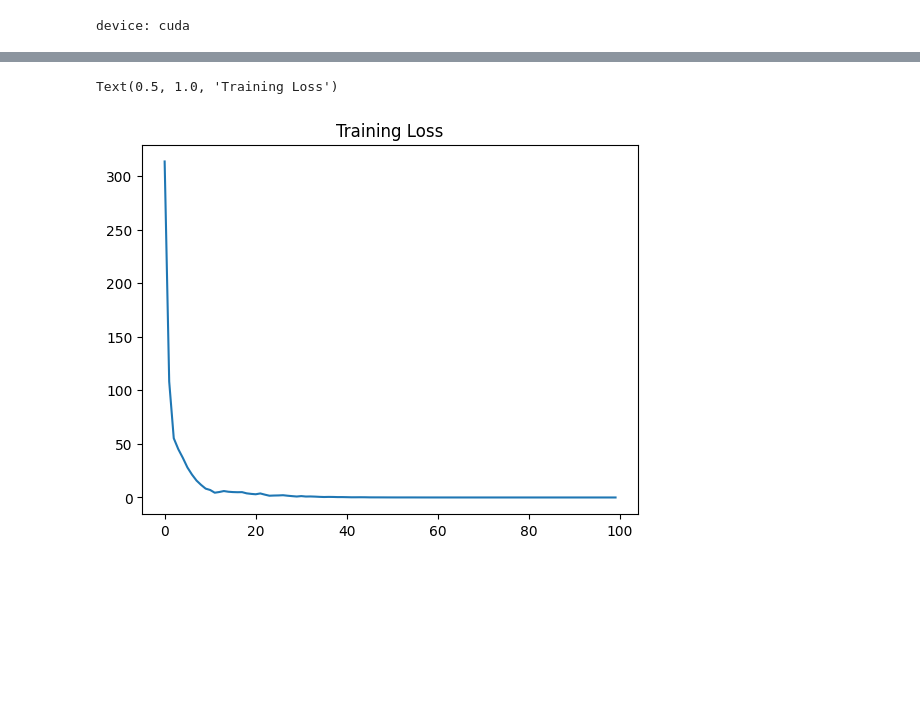
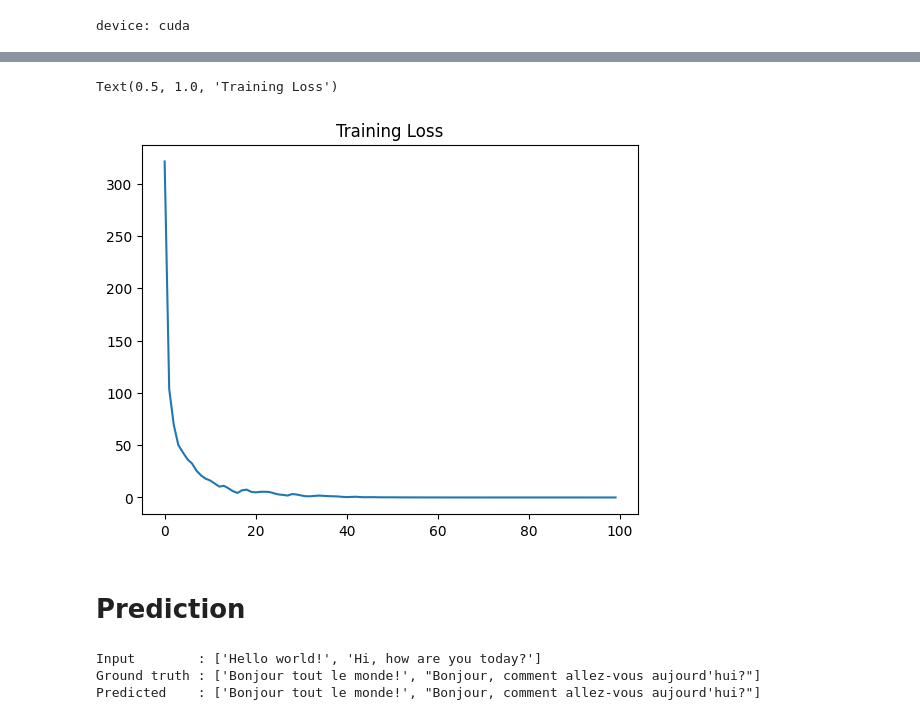
Before and after one commit to AlexandreBrown/Transformer, a Jupyter notebook: step_by_step_transformer.ipynb, the cells around one changed output, grey strips where cells are left out. Cells and saved outputs as stored; diff of their text form; code cells hidden in the pictures; blank space fills up the shorter version.

Commit message:
Added predict function to transformer

```diff
--- a/transformer_exploration.ipynb
+++ b/step_by_step_transformer.ipynb
@@ -481,14 +487,20 @@ decoder layer output shape: torch.Size([2, 16, 512])
 <img src="img/decoder_layers.png" height="500px"/>
 # %%
 class TransformerDecoder(nn.Module):
-    def __init__(self, num_layers: int, d_model: int, num_heads: int, output_projection_weight: nn.Parameter, device: torch.device):
+    def __init__(self, num_layers: int, d_model: int, num_heads: int, output_projection_weight: nn.Parameter, d_ff: int, device: torch.device):
         super().__init__()
-        self.layers = nn.ModuleList([TransformerDecoderLayer(d_model=d_model, num_heads=num_heads, device=device) for _ in range(num_layers)])
+        self.num_heads = num_heads
+        self.device = device
+        self.layers = nn.ModuleList([TransformerDecoderLayer(d_model=d_model, num_heads=num_heads, d_ff=d_ff, device=device) for _ in range(num_layers)])
         self.output_projection_weight = output_projection_weight
 
     def forward(self, decoder_input: torch.Tensor, encoder_output: torch.Tensor) -> torch.Tensor:
+        batch_size, target_seq_len, _ = decoder_input.shape
+        mask = torch.tril(torch.ones((target_seq_len, target_seq_len), dtype=torch.bool))
+        mask = mask.unsqueeze(0).unsqueeze(1).expand(batch_size, self.num_heads, target_seq_len, target_seq_len).to(self.device)
+
         for layer in self.layers:
-            decoder_input = layer(decoder_input=decoder_input, encoder_output=encoder_output)
+            decoder_input = layer(decoder_input=decoder_input, encoder_output=encoder_output, mask=mask)
 
         logits = torch.matmul(decoder_input, self.output_projection_weight)
 
@@ -497,7 +509,7 @@ class TransformerDecoder(nn.Module):
 ## Smoke Test
 # %%
 output_projection_weight = nn.Parameter(torch.randn((d_model, text_embedder.vocab_size)))
-decoder = TransformerDecoder(num_layers=num_decoder_layers, d_model=d_model, num_heads=num_heads, output_projection_weight=output_projection_weight, device=device).to(device)
+decoder = TransformerDecoder(num_layers=num_decoder_layers, d_model=d_model, num_heads=num_heads, output_projection_weight=output_projection_weight, d_ff=d_ff, device=device).to(device)
 
 decoder_input = torch.randn((batch_size, target_max_seq_len, d_model)).to(device)
 encoder_output = torch.randn((batch_size, src_max_seq_len, d_model)).to(device)
@@ -586,7 +639,7 @@ transformer_model = Transformer(d_model=d_model,
 
 print(f"device: {device}")
 
-optimizer = torch.optim.Adam(
+optimizer = torch.optim.AdamW(
     params=transformer_model.parameters(),
     lr=LR
 )
@@ -595,18 +648,23 @@ criterion = nn.CrossEntropyLoss(ignore_index=transformer_model.loss_ignore_index
 # %% [output]
 device: cuda
 # %%
-losses = []
-for n in range(N_EPOCHS):
+train_losses = []
 
-    logits, target_token_ids = transformer_model(source_sequences=src_seqs, target_sequences=target_seqs)
+pbar = tqdm(range(N_EPOCHS), desc="Training", unit="epoch")
 
+for n in pbar:
+
+    logits = transformer_model(source_sequences=src_seqs, target_sequences=target_seqs)
     logits_flat = logits.reshape(-1, logits.shape[-1])
+
+    target_token_ids = transformer_model.get_token_ids(target_seqs)
     target_tokens_flat = target_token_ids.view(-1)
 
-    loss = criterion(logits_flat, target_tokens_flat)
-    print(f"Loss: {loss.item()}")
-    losses.append(loss.item())
+    train_loss = criterion(logits_flat, target_tokens_flat)
+
+    train_losses.append(train_loss.item())
+    pbar.set_postfix(train_loss=train_loss.item())
 
     optimizer.zero_grad()
-    loss.backward()
+    train_loss.backward()
     optimizer.step()
@@ -631,9 +671,20 @@ Loss: 0.0026968636084347963
 # %%
 fig, ax = plt.subplots()
 x = torch.arange(0, N_EPOCHS, 1)
-y = losses
+y = train_losses
 ax.plot(x, y)
 ax.set_title("Training Loss")
 # %% [output]
 Text(0.5, 1.0, 'Training Loss')
-[figure, old version]
+[figure, new version]
+# %% [markdown]
+# Prediction
+# %%
+print(f"Input        : {src_seqs}")
+print(f"Ground truth : {target_seqs}")
+y_hat = transformer_model.predict(source_sequences=src_seqs, max_len=target_max_seq_len)
+print(f"Predicted    : {y_hat}")
+# %% [output]
+Input        : ['Hello world!', 'Hi, how are you today?']
+Ground truth : ['Bonjour tout le monde!', "Bonjour, comment allez-vous aujourd'hui?"]
+Predicted    : ['Bonjour tout le monde!', "Bonjour, comment allez-vous aujourd'hui?"]
```
Also changed, not shown: parts of 11 cells of this notebook.
